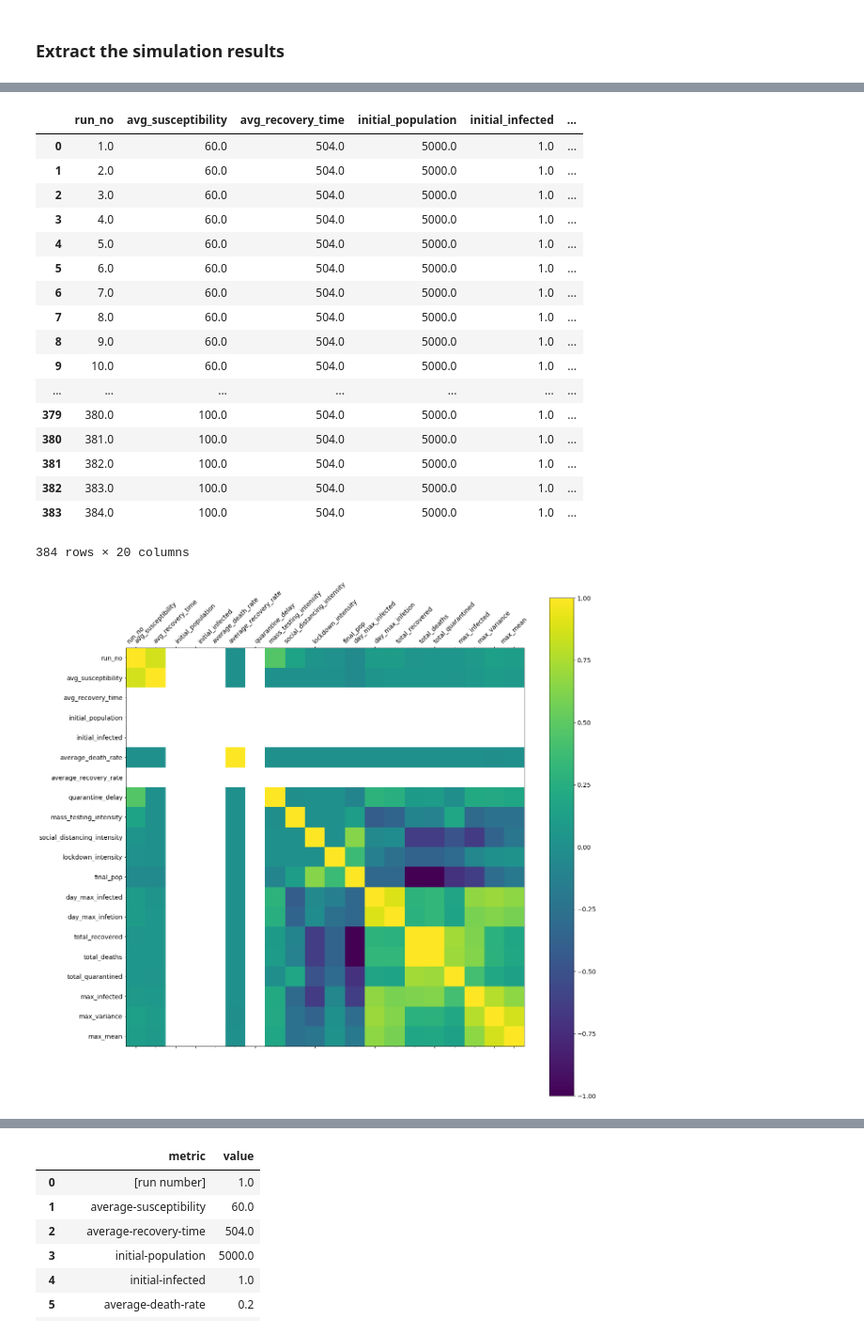
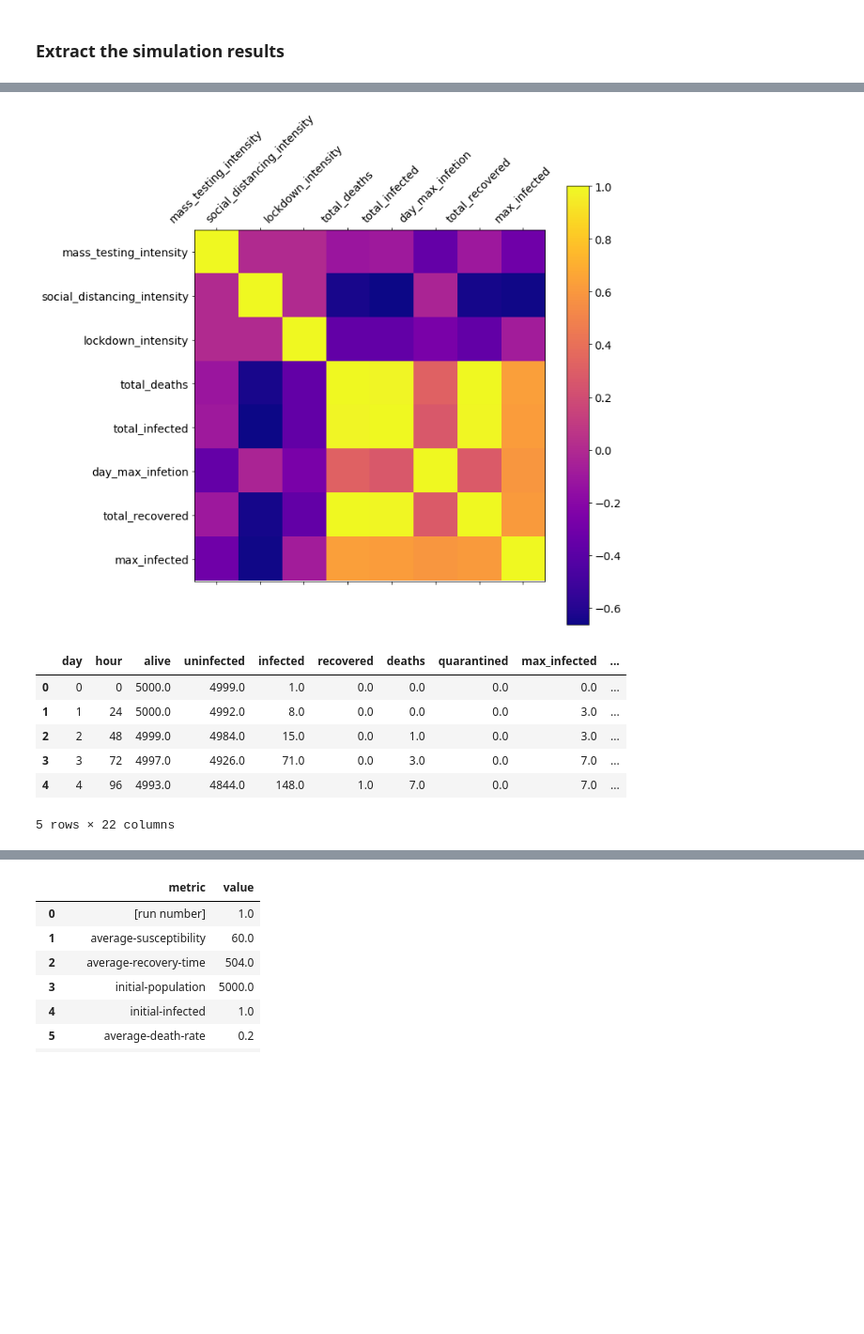
Before and after one commit to magoanalytics/agent-based-epidemiological-simulation, a Jupyter notebook: data_analysis/simulations_data_analysis.ipynb, the cells around one changed output, grey strips where cells are left out. Shown at 94% size. Drawn from its saved outputs; the diff is of its cells as text; code cells hidden in the pictures; blank space fills up the shorter version.

Commit message:
Initial Analysis Completed

```diff
--- a/data_analysis/simulations_data_analysis.ipynb
+++ b/data_analysis/simulations_data_analysis.ipynb
@@ -14,30 +32,21 @@ df = pd.read_csv('../processed_data/phase1_sim_sum.csv')
+# %%
+f = plt.figure(figsize=(10, 10))
+plt.matshow(data.corr(), fignum=f.number,cmap=plt.cm.plasma)
+plt.xticks(range(data.shape[1]), data.columns, fontsize=14, rotation=45)
+plt.yticks(range(data.shape[1]), data.columns, fontsize=14)
+cb = plt.colorbar()
+cb.ax.tick_params(labelsize=14)
+# %% [output]
+[figure, added]
+# %%
+df = pd.read_csv('../processed_data/phase1_sim_raw.csv')
 # %%
-df
+df.head()
 # %% [output]
-|  | run_no | avg_susceptibility | avg_recovery_time | initial_population | initial_infected | ... |
-| 0 | 1.0 | 60.0 | 504.0 | 5000.0 | 1.0 | ... |
-| 1 | 2.0 | 60.0 | 504.0 | 5000.0 | 1.0 | ... |
-| 2 | 3.0 | 60.0 | 504.0 | 5000.0 | 1.0 | ... |
-| 3 | 4.0 | 60.0 | 504.0 | 5000.0 | 1.0 | ... |
-| 4 | 5.0 | 60.0 | 504.0 | 5000.0 | 1.0 | ... |
-| 5 | 6.0 | 60.0 | 504.0 | 5000.0 | 1.0 | ... |
-| 6 | 7.0 | 60.0 | 504.0 | 5000.0 | 1.0 | ... |
-| 7 | 8.0 | 60.0 | 504.0 | 5000.0 | 1.0 | ... |
-| 8 | 9.0 | 60.0 | 504.0 | 5000.0 | 1.0 | ... |
-| 9 | 10.0 | 60.0 | 504.0 | 5000.0 | 1.0 | ... |
-| ... | ... | ... | ... | ... | ... | ... |
-| 379 | 380.0 | 100.0 | 504.0 | 5000.0 | 1.0 | ... |
-| 380 | 381.0 | 100.0 | 504.0 | 5000.0 | 1.0 | ... |
-| 381 | 382.0 | 100.0 | 504.0 | 5000.0 | 1.0 | ... |
-| 382 | 383.0 | 100.0 | 504.0 | 5000.0 | 1.0 | ... |
-| 383 | 384.0 | 100.0 | 504.0 | 5000.0 | 1.0 | ... |
+|  | day | hour | alive | uninfected | infected | recovered | deaths | quarantined | max_infected | ... |
+| 0 | 0 | 0 | 5000.0 | 4999.0 | 1.0 | 0.0 | 0.0 | 0.0 | 0.0 | ... |
+| 1 | 1 | 24 | 5000.0 | 4992.0 | 8.0 | 0.0 | 0.0 | 0.0 | 3.0 | ... |
+| 2 | 2 | 48 | 4999.0 | 4984.0 | 15.0 | 0.0 | 1.0 | 0.0 | 3.0 | ... |
+| 3 | 3 | 72 | 4997.0 | 4926.0 | 71.0 | 0.0 | 3.0 | 0.0 | 7.0 | ... |
+| 4 | 4 | 96 | 4993.0 | 4844.0 | 148.0 | 1.0 | 7.0 | 0.0 | 7.0 | ... |
-384 rows × 20 columns
+5 rows × 22 columns
-# %%
-f = plt.figure(figsize=(20, 20))
-plt.matshow(df.corr(), fignum=f.number)
-plt.xticks(range(df.shape[1]), df.columns, fontsize=14, rotation=45)
-plt.yticks(range(df.shape[1]), df.columns, fontsize=14)
-cb = plt.colorbar()
-cb.ax.tick_params(labelsize=14)
-# %% [output]
-[figure, removed]
```
Also changed, not shown: parts of 20 cells of this notebook, 13 other files.
